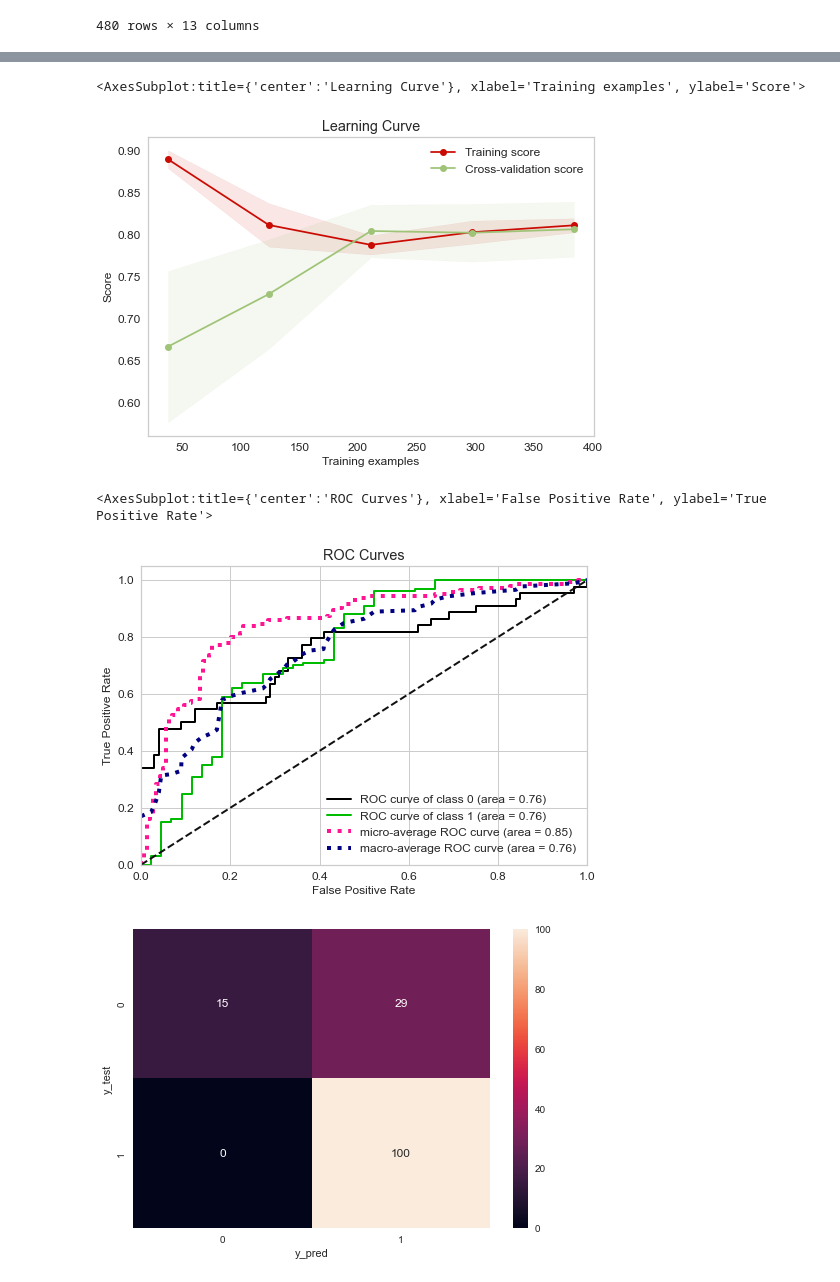
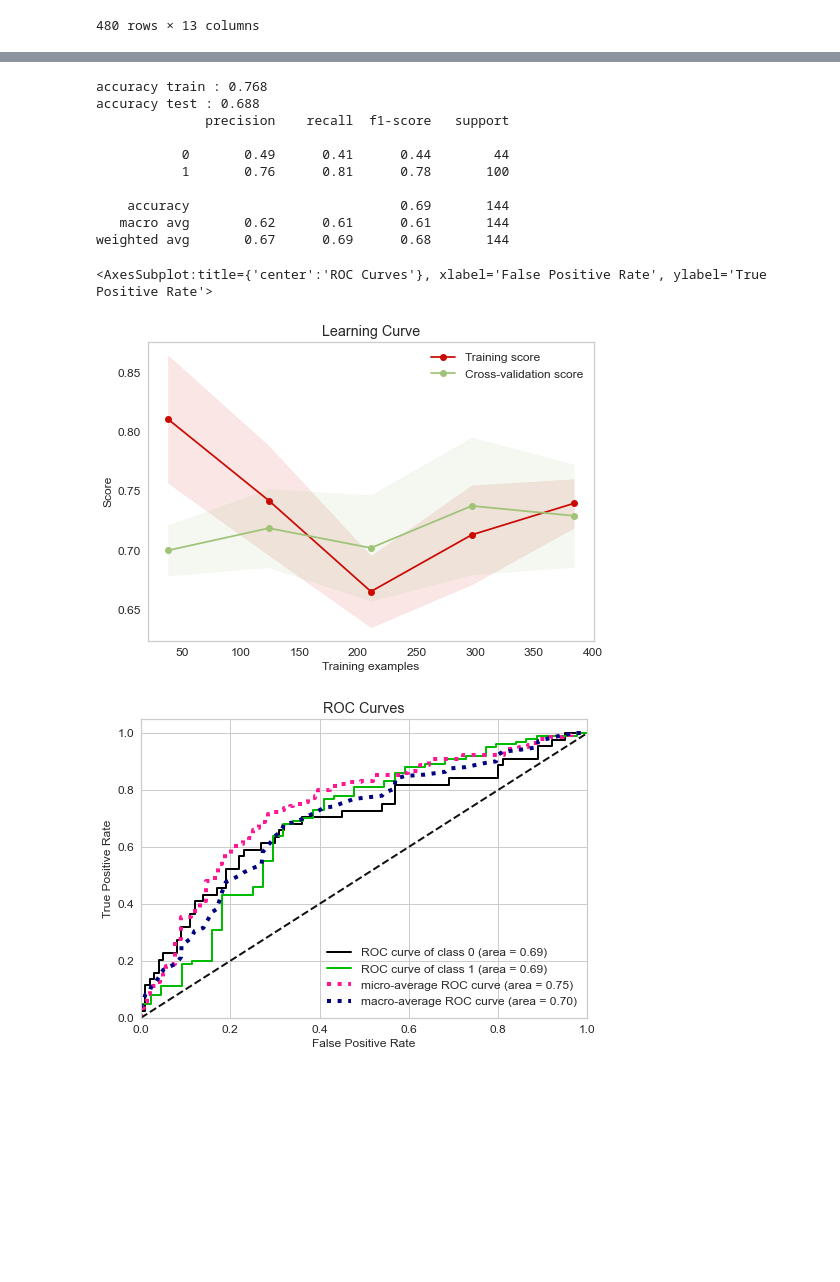
Before and after one commit to EdenLecarpentier/loan_prediction_file_rouge, a Jupyter notebook: notebook/model_no_def.ipynb, the cells around one changed output, grey strips where cells are left out. Saved outputs shown, nothing was run; the diff lists cells and outputs as text; code cells hidden in the pictures; blank space fills up the shorter version.

```diff
--- a/notebook/model_no_def.ipynb
+++ b/notebook/model_no_def.ipynb
@@ -83,0 +145,4 @@ pipeline_DC = Pipeline(steps = [['preprocessing_Standard_scaler'  , preprocessin
+# %%
+pipeline_log.fit(X_train, y_train)
+y_probas = pipeline_log.predict_proba(X_test)
+skplt.metrics.plot_roc(y_test, y_probas)
@@ -84,3 +161,3 @@ pipeline_DC = Pipeline(steps = [['preprocessing_Standard_scaler'  , preprocessin
 # %%
-pipeline_DC.fit(X_train , y_train)
+pipeline_logsmote.fit(X_train , y_train)
 # %% [output]
@@ -123,23 +166,26 @@ weighted avg       0.84      0.80      0.76       144
-# %%
-plot_learning_curve(pipeline_DC, X , y)
-# %% [output]
-<AxesSubplot:title={'center':'Learning Curve'}, xlabel='Training examples', ylabel='Score'>
-[figure, removed]
-# %%
-pipeline_DC.fit(X_train, y_train)
-y_probas = pipeline_DC.predict_proba(X_test)
-skplt.metrics.plot_roc(y_test, y_probas)
-# %% [output]
-<AxesSubplot:title={'center':'ROC Curves'}, xlabel='False Positive Rate', ylabel='True Positive Rate'>
-[figure, removed]
-# %%
-cm = confusion_matrix(y_test, y_pred_DCS)
-sns.heatmap(cm, annot=True, fmt=".0f")
-plt.xlabel('y_pred')
-plt.ylabel('y_test')
-plt.show()
-#what we need to reduce is the false positive on the top right overwhise it's decent but not great
-# %% [output]
-[figure, removed]
+# %%
+print("accuracy train : %.3f"%pipeline_logsmote.score(X_train , y_train))
+print("accuracy test : %.3f"%pipeline_logsmote.score(X_test , y_test))
+y_pred_logsmote = pipeline_logsmote.predict(X_test)
+y_pred_logsmote
+print(classification_report(y_test, y_pred_logsmote))
+plot_learning_curve(pipeline_logsmote, X , y)
+pipeline_logsmote.fit(X_train, y_train)
+y_probas = pipeline_logsmote.predict_proba(X_test)
+skplt.metrics.plot_roc(y_test, y_probas)
+# %% [output]
+accuracy train : 0.768
+accuracy test : 0.688
+              precision    recall  f1-score   support
+
+           0       0.49      0.41      0.44        44
+           1       0.76      0.81      0.78       100
+
+    accuracy                           0.69       144
+   macro avg       0.62      0.61      0.61       144
+weighted avg       0.67      0.69      0.68       144
+<AxesSubplot:title={'center':'ROC Curves'}, xlabel='False Positive Rate', ylabel='True Positive Rate'>
+[figure, added]
+[figure, added]
 # %%
 with open('model_pkl.pickle', 'wb') as files:
```
Also changed, not shown: parts of 20 cells of this notebook, 3 other files.
